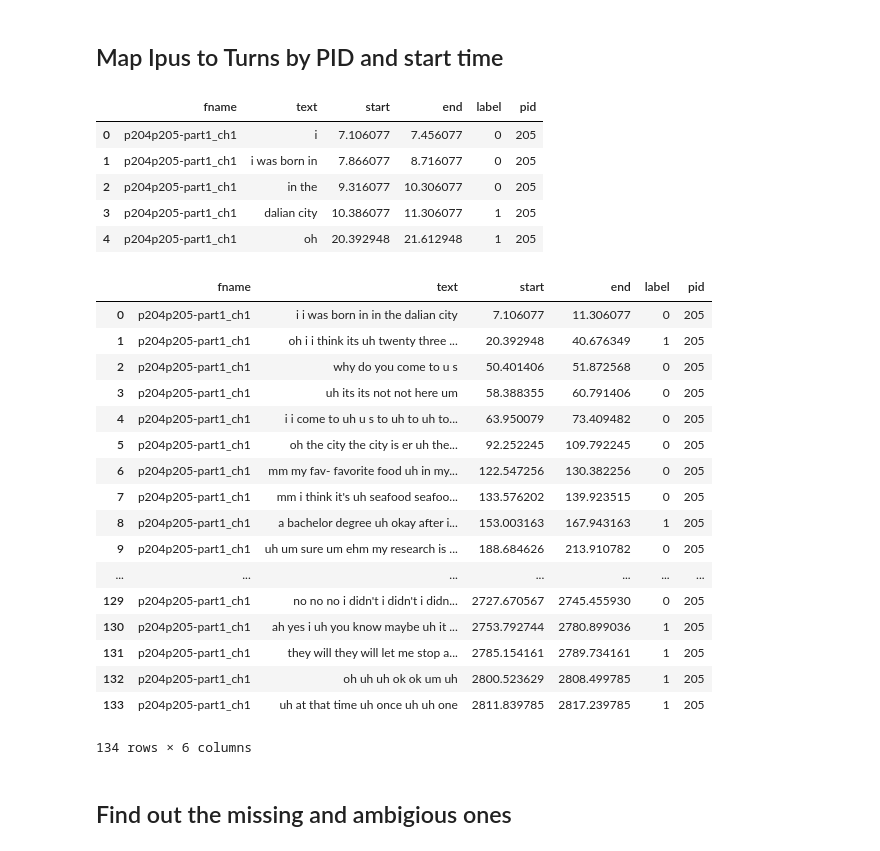
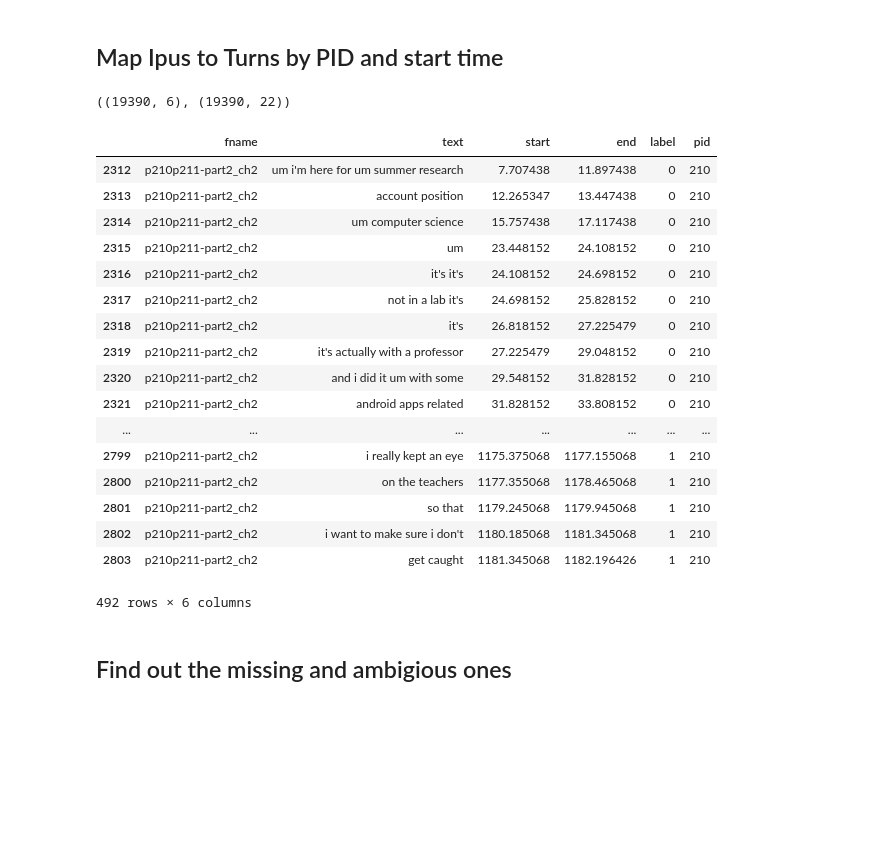
Before and after one commit to teffland/deceptive-speech, a Jupyter notebook: Big IPU-Turns Data Cleaning.ipynb, the cells around one changed output. Drawn from its saved outputs; the diff is of its cells as text; code cells hidden in the pictures; blank space fills up the shorter version.

```diff
--- a/Big IPU-Turns Data Cleaning.ipynb
+++ b/Big IPU-Turns Data Cleaning.ipynb
@@ -455,16 +455,16 @@ print sum(pd.isnull(neo).any(axis=1))
 # %%
 neo = neo.sort_index()
 # %%
-# drop PID 210 because we don't have their NEO data
-turns_train = turns_train[turns_train['pid'] != 210]
-dal_turns_train = dal_turns_train[dal_turns_train['pid'] != 210]
-is13_turns_train = is13_turns_train[is13_turns_train['pid'] != 210]
-liwc_turns_train = liwc_turns_train[liwc_turns_train['pid'] != 210]
+# # drop PID 210 because we don't have their NEO data
+# turns_train = turns_train[turns_train['pid'] != 210]
+# dal_turns_train = dal_turns_train[dal_turns_train['pid'] != 210]
+# is13_turns_train = is13_turns_train[is13_turns_train['pid'] != 210]
+# liwc_turns_train = liwc_turns_train[liwc_turns_train['pid'] != 210]
 
-ipus_train = ipus_train[ipus_train['pid'] != 210]
-dal_ipu_train = dal_ipu_train[dal_ipu_train['pid'] != 210]
-is13_ipu_train = is13_ipu_train[is13_ipu_train['pid'] != 210]
-liwc_ipu_train = liwc_ipu_train[liwc_ipu_train['pid'] != 210]
+# ipus_train = ipus_train[ipus_train['pid'] != 210]
+# dal_ipu_train = dal_ipu_train[dal_ipu_train['pid'] != 210]
+# is13_ipu_train = is13_ipu_train[is13_ipu_train['pid'] != 210]
+# liwc_ipu_train = liwc_ipu_train[liwc_ipu_train['pid'] != 210]
 # %%
 neo_turns_train = pd.DataFrame(columns=list(neo.columns.values)+['pid'])
 for turn, row in dal_turns_train.iterrows():
@@ -536,35 +544,30 @@ neo_ipu_test.to_csv('data/ipu_data/neo_ipu_test.csv')
 # %% [markdown]
 ## Map Ipus to Turns by PID and start time
-# %%
-ipus_train.head()
-# %% [output]
-|  | fname | text | start | end | label | pid |
-| 0 | p204p205-part1_ch1 | i | 7.106077 | 7.456077 | 0 | 205 |
-| 1 | p204p205-part1_ch1 | i was born in | 7.866077 | 8.716077 | 0 | 205 |
-| 2 | p204p205-part1_ch1 | in the | 9.316077 | 10.306077 | 0 | 205 |
-| 3 | p204p205-part1_ch1 | dalian city | 10.386077 | 11.306077 | 1 | 205 |
-| 4 | p204p205-part1_ch1 | oh | 20.392948 | 21.612948 | 1 | 205 |
-# %%
-turns_train[turns_train['pid']==205]
-# %% [output]
-|  | fname | text | start | end | label | pid |
-| 0 | p204p205-part1_ch1 | i i was born in in the dalian city | 7.106077 | 11.306077 | 0 | 205 |
-| 1 | p204p205-part1_ch1 | oh i i think its uh twenty three ... | 20.392948 | 40.676349 | 1 | 205 |
-| 2 | p204p205-part1_ch1 | why do you come to u s | 50.401406 | 51.872568 | 0 | 205 |
-| 3 | p204p205-part1_ch1 | uh its its not not here um | 58.388355 | 60.791406 | 0 | 205 |
-| 4 | p204p205-part1_ch1 | i i come to uh u s to uh to uh to... | 63.950079 | 73.409482 | 0 | 205 |
-| 5 | p204p205-part1_ch1 | oh the city the city is er uh the... | 92.252245 | 109.792245 | 0 | 205 |
-| 6 | p204p205-part1_ch1 | mm my fav- favorite food uh in my... | 122.547256 | 130.382256 | 0 | 205 |
-| 7 | p204p205-part1_ch1 | mm i think it's uh seafood seafoo... | 133.576202 | 139.923515 | 0 | 205 |
-| 8 | p204p205-part1_ch1 | a bachelor degree uh okay after i... | 153.003163 | 167.943163 | 1 | 205 |
-| 9 | p204p205-part1_ch1 | uh um sure um ehm my research is ... | 188.684626 | 213.910782 | 0 | 205 |
-| ... | ... | ... | ... | ... | ... | ... |
-| 129 | p204p205-part1_ch1 | no no no i didn't i didn't i didn... | 2727.670567 | 2745.455930 | 0 | 205 |
-| 130 | p204p205-part1_ch1 | ah yes i uh you know maybe uh it ... | 2753.792744 | 2780.899036 | 1 | 205 |
-| 131 | p204p205-part1_ch1 | they will they will let me stop a... | 2785.154161 | 2789.734161 | 1 | 205 |
-| 132 | p204p205-part1_ch1 | oh uh uh ok ok um uh | 2800.523629 | 2808.499785 | 1 | 205 |
-| 133 | p204p205-part1_ch1 | uh at that time uh once uh uh one | 2811.839785 | 2817.239785 | 1 | 205 |
-134 rows × 6 columns
+# %%
+ipus_train.shape, dal_ipu_train.shape
+# %% [output]
+((19390, 6), (19390, 22))
+# %%
+ipus_train[ipus_train['pid']==210]
+# %% [output]
+|  | fname | text | start | end | label | pid |
+| 2312 | p210p211-part2_ch2 | um i'm here for um summer research | 7.707438 | 11.897438 | 0 | 210 |
+| 2313 | p210p211-part2_ch2 | account position | 12.265347 | 13.447438 | 0 | 210 |
+| 2314 | p210p211-part2_ch2 | um computer science | 15.757438 | 17.117438 | 0 | 210 |
+| 2315 | p210p211-part2_ch2 | um | 23.448152 | 24.108152 | 0 | 210 |
+| 2316 | p210p211-part2_ch2 | it's it's | 24.108152 | 24.698152 | 0 | 210 |
+| 2317 | p210p211-part2_ch2 | not in a lab it's | 24.698152 | 25.828152 | 0 | 210 |
+| 2318 | p210p211-part2_ch2 | it's | 26.818152 | 27.225479 | 0 | 210 |
+| 2319 | p210p211-part2_ch2 | it's actually with a professor | 27.225479 | 29.048152 | 0 | 210 |
+| 2320 | p210p211-part2_ch2 | and i did it um with some | 29.548152 | 31.828152 | 0 | 210 |
+| 2321 | p210p211-part2_ch2 | android apps related | 31.828152 | 33.808152 | 0 | 210 |
+| ... | ... | ... | ... | ... | ... | ... |
+| 2799 | p210p211-part2_ch2 | i really kept an eye | 1175.375068 | 1177.155068 | 1 | 210 |
+| 2800 | p210p211-part2_ch2 | on the teachers | 1177.355068 | 1178.465068 | 1 | 210 |
+| 2801 | p210p211-part2_ch2 | so that | 1179.245068 | 1179.945068 | 1 | 210 |
+| 2802 | p210p211-part2_ch2 | i want to make sure i don't | 1180.185068 | 1181.345068 | 1 | 210 |
+| 2803 | p210p211-part2_ch2 | get caught | 1181.345068 | 1182.196426 | 1 | 210 |
+492 rows × 6 columns
 # %%
 from editdistance import eval as editdist
 import numpy as np
```
Also changed, not shown: parts of 6 cells of this notebook, 1 other file.
